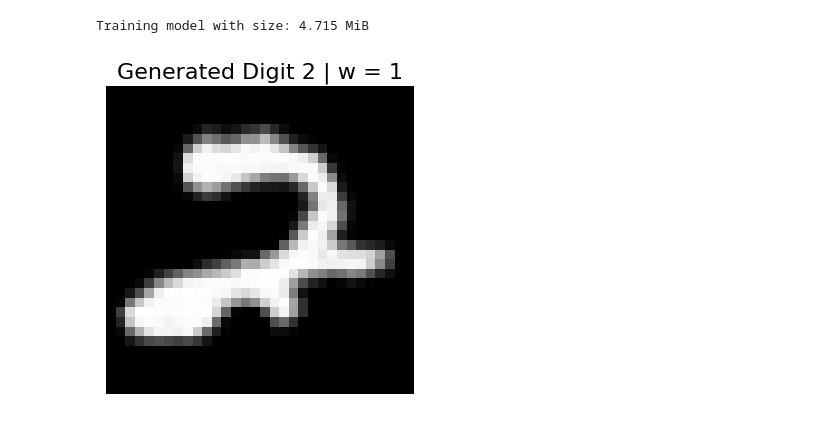
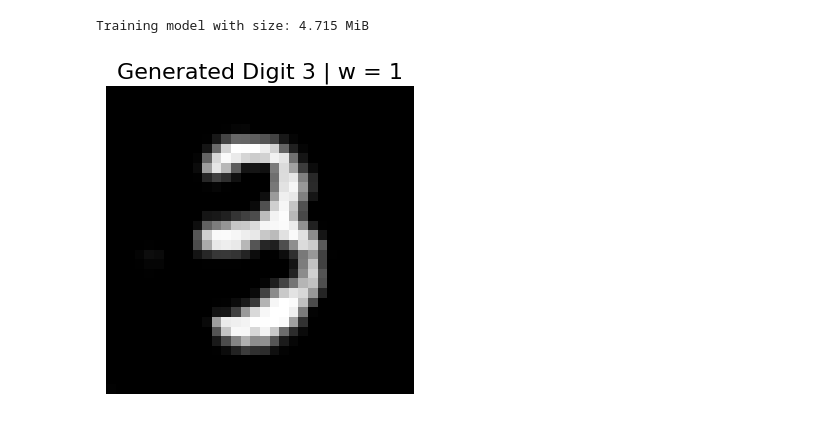
Before and after one commit to hanbinzheng/Generating-Model, a Jupyter notebook: small_project/mnist_cifar10/lab3.ipynb, the cells around one changed output. Saved outputs shown, nothing was run; the diff lists cells and outputs as text; code cells hidden in the pictures.

```diff
--- a/small_project/mnist_cifar10/lab3.ipynb
+++ b/small_project/mnist_cifar10/lab3.ipynb
@@ -620,24 +621,24 @@ for w in guidance_scale:
 # %%
 guidance_scale = 1
 num_timesteps = 100
-label = 2
+label = 3
 
 ode = CFGVectorFieldODE(unet, guidance_scale=guidance_scale)
 simulator = EulerSimulator(ode)
 
 y = torch.tensor([label], dtype=torch.int64).to(device)
 x0, _ = path.p_simple.sample(1)
 x0 = x0.to(device)
 
 ts = torch.linspace(0, 1, num_timesteps).view(1, -1, 1, 1, 1).expand(1, -1, 1, 1, 1).to(device)
 
 x1 = simulator.simulate(x0, ts, y=y)  # shape: (1, 1, 32, 32)
 
 img = x1[0]  # shape: (1, 32, 32)
 plt.figure(figsize=(4, 4))
 plt.imshow(img.squeeze().cpu(), cmap='gray', vmin=-1, vmax=1)
 plt.axis("off")
 plt.title(f"Generated Digit {label} | w = {guidance_scale}", fontsize=16)
 plt.show()
 # %% [output]
-[figure, old version]
+[figure, new version]
```
Also changed, not shown: parts of 3 cells of this notebook, 8 other files.
